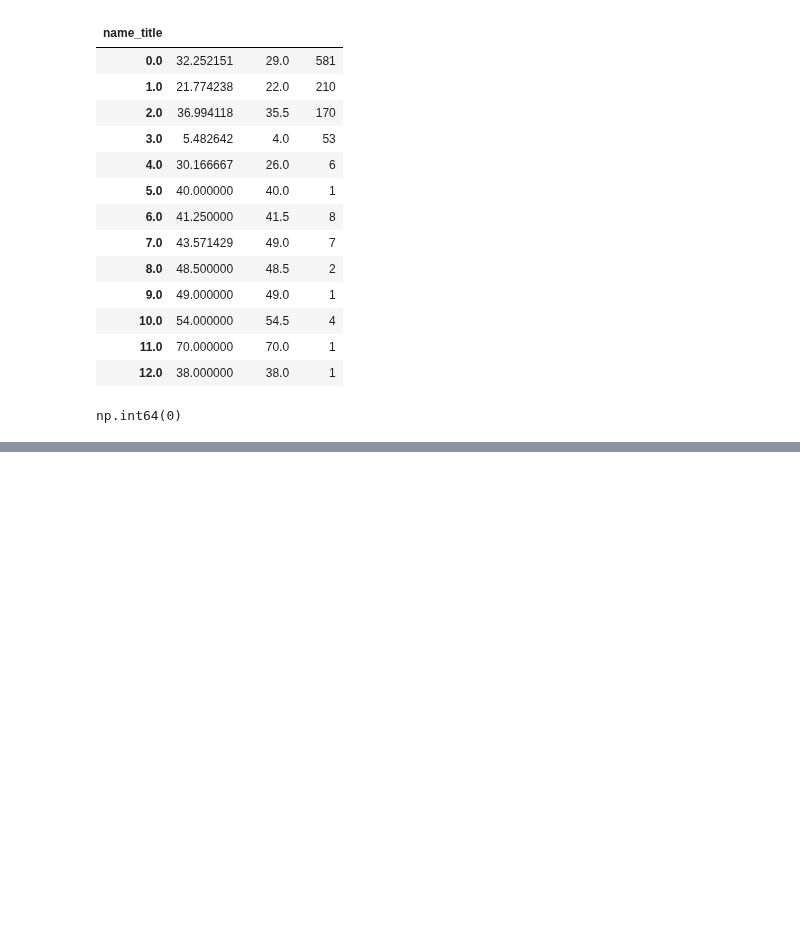
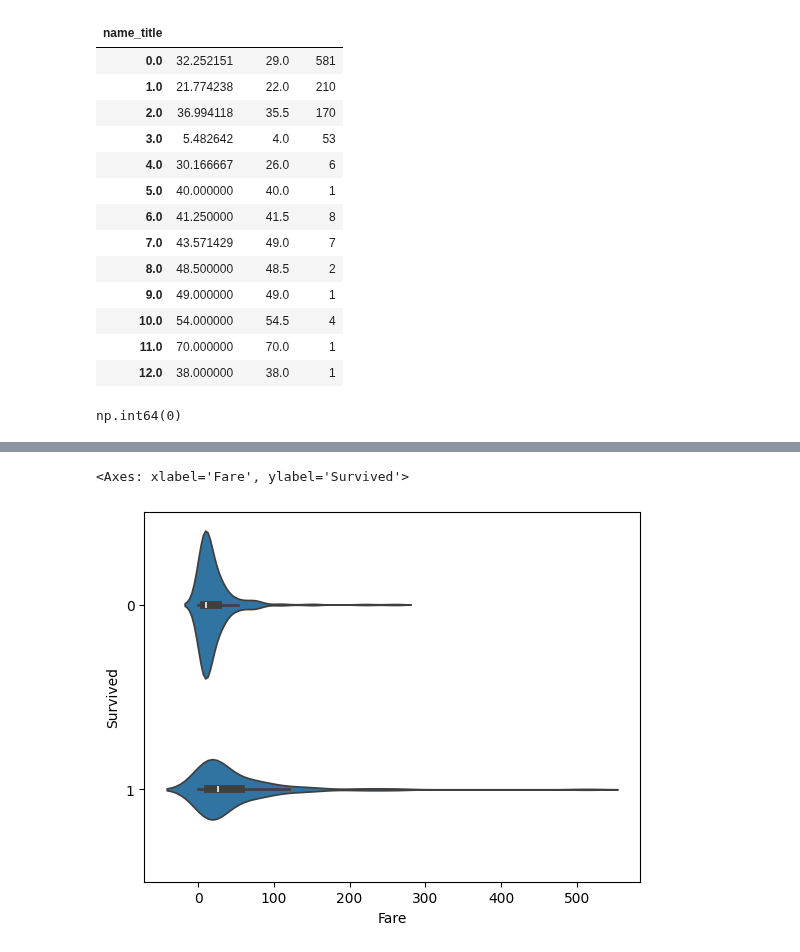
Before and after one commit to miji-lee-kr/titanic_practice, a Jupyter notebook: titanic.ipynb, the cells around one changed output, grey strips where cells are left out. Saved outputs shown, nothing was run; the diff lists cells and outputs as text; code cells hidden in the pictures; blank space fills up the shorter version.

```diff
--- a/titanic.ipynb
+++ b/titanic.ipynb
@@ -507 +519,9 @@ Age
 Name: count, dtype: int64
+# %%
+import seaborn as sns
+
+sns.violinplot(data = train, y = 'Survived', x = 'Fare', orient = 'h')
+# df는 test 때문에 survived 에 결측값이 있어서 그대로는 쓸 수 없음.
+# %% [output]
+<Axes: xlabel='Fare', ylabel='Survived'>
+[figure, added]
```
Also changed, not shown: parts of 12 cells of this notebook.
